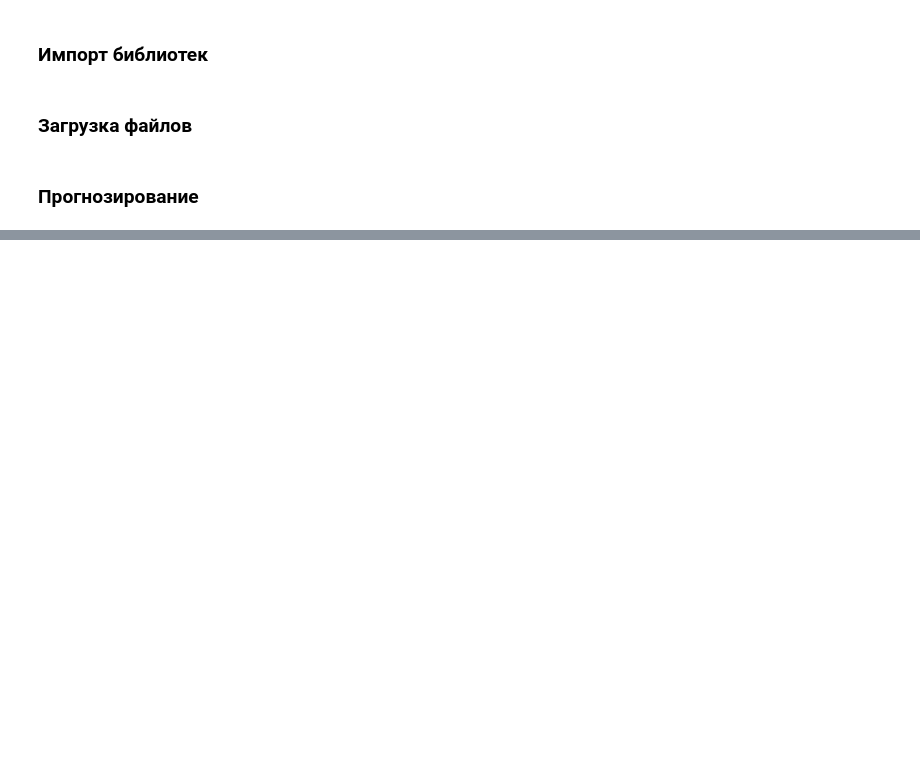
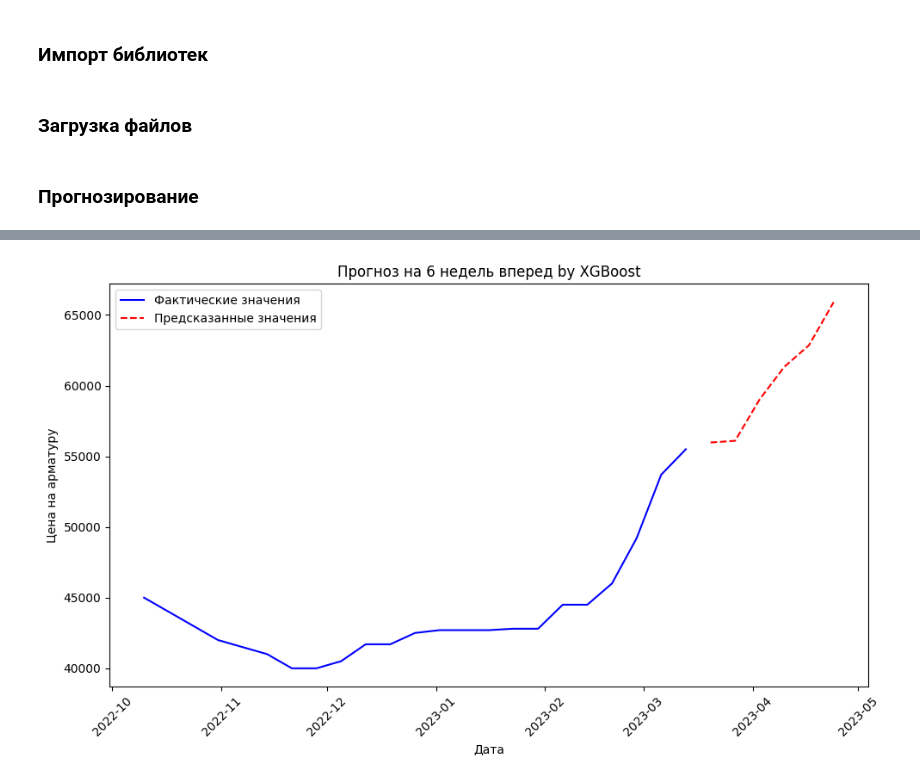
Before and after one commit to pogodaa/tretiy_intensiv, a Jupyter notebook: main.ipynb, the cells around one changed output, grey strips where cells are left out. Cells and saved outputs as stored; diff of their text form; code cells hidden in the pictures; blank space fills up the shorter version.

```diff
--- a/main.ipynb
+++ b/main.ipynb
@@ -23,0 +136,4 @@ test_data = pd.read_excel('data/test_prepared.xlsx')
+# %%
+visual(future_predictions_XGBoost, 'XGBoost', n)
+# %% [output]
+[figure, added]
```
Also changed, not shown: parts of 14 cells of this notebook, 8 other files.
